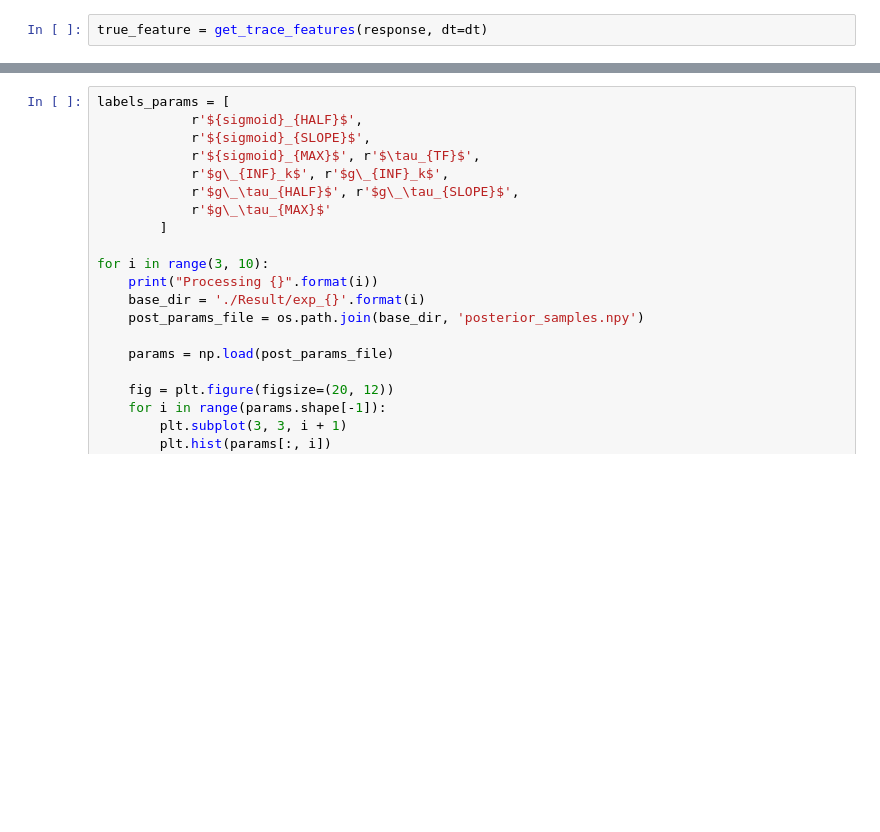
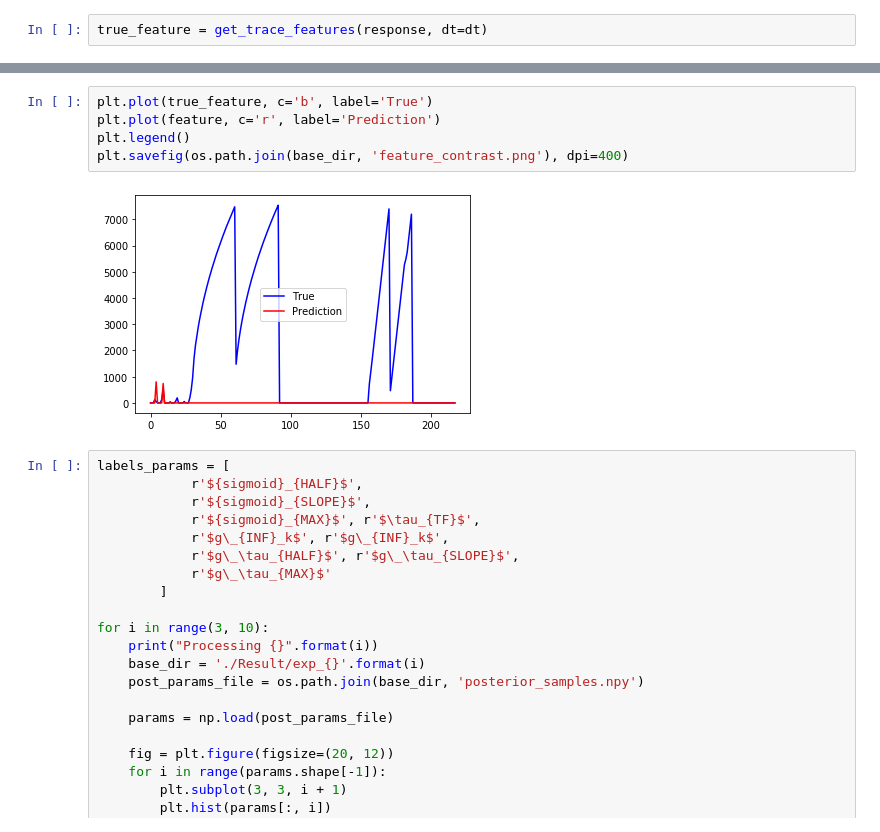
Before and after one commit to holmosaint/delfi, a Jupyter notebook: model/Ribon/Ribon Simulation.ipynb, the cells around one changed output, grey strips where cells are left out. Drawn from its saved outputs; the diff is of its cells as text; blank space fills up the shorter version.

```diff
--- a/model/Ribon/Ribon Simulation.ipynb
+++ b/model/Ribon/Ribon Simulation.ipynb
@@ -15,3 +42,10 @@ true_feature = get_trace_features(response, dt=dt)
+# %%
+plt.plot(true_feature, c='b', label='True')
+plt.plot(feature, c='r', label='Prediction')
+plt.legend()
+plt.savefig(os.path.join(base_dir, 'feature_contrast.png'), dpi=400)
+# %% [output]
+[figure, added]
 # %%
 labels_params = [
             r'${sigmoid}_{HALF}$',
```
Also changed, not shown: parts of 2 cells of this notebook, 2 other files.
